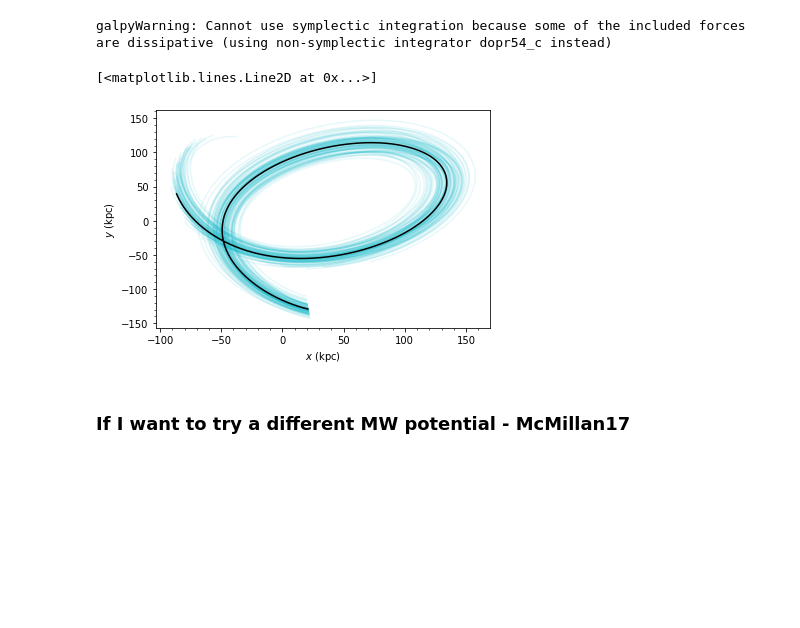
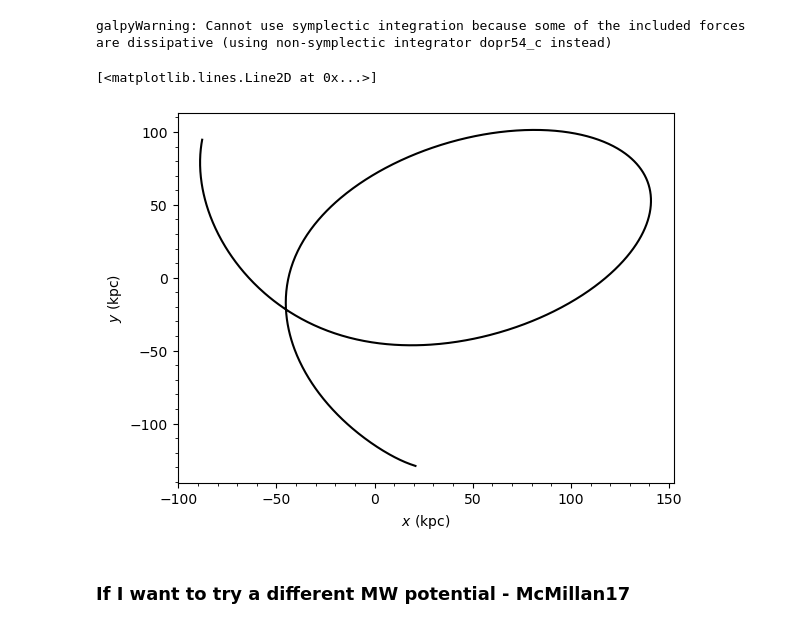
Before and after one commit to anyadovgal/dynamics_tutorial, a Jupyter notebook: orbit_tutorial.ipynb, the cells around one changed output. Saved outputs shown, nothing was run; the diff lists cells and outputs as text; code cells hidden in the pictures; blank space fills up the shorter version.

```diff
--- a/orbit_tutorial.ipynb
+++ b/orbit_tutorial.ipynb
@@ -292,10 +310,10 @@ olmc_unc.integrate(ts, pot=newpot)
 # %%
 # Plotting.
-olmc_unc.plot(d1='x', d2='y', alpha=0.1, c='#17becf')
-olmc.plot(d1='x', d2='y', overplot=True, c='k')
+# olmc_unc.plot(d1='x', d2='y', alpha=0.1, c='#17becf')
+olmc.plot(d1='x', d2='y', c='k') #overplot = True
 # %% [output]
 [<matplotlib.lines.Line2D at 0x...>]
-[figure, old version]
+[figure, new version]
 # %% [markdown]
 ### If I want to try a different MW potential - McMillan17
 # %%
```
Also changed, not shown: parts of 20 cells of this notebook.
